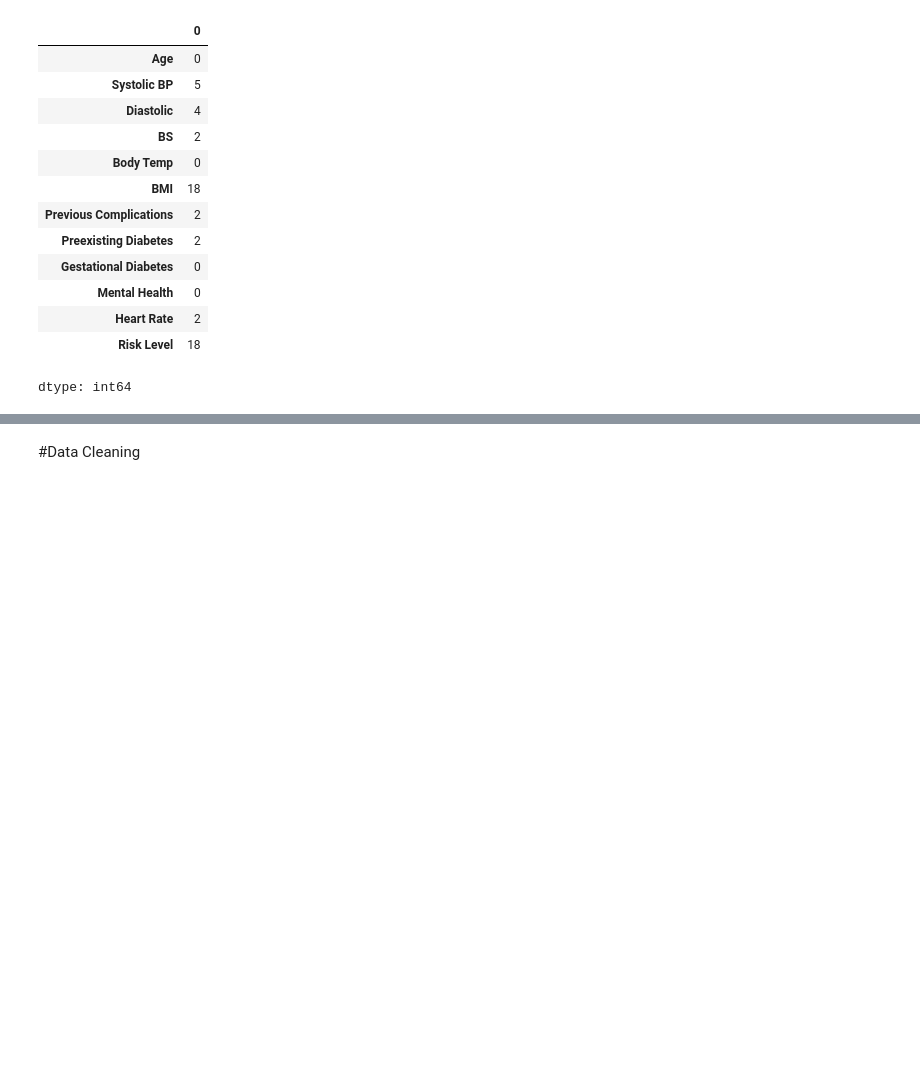
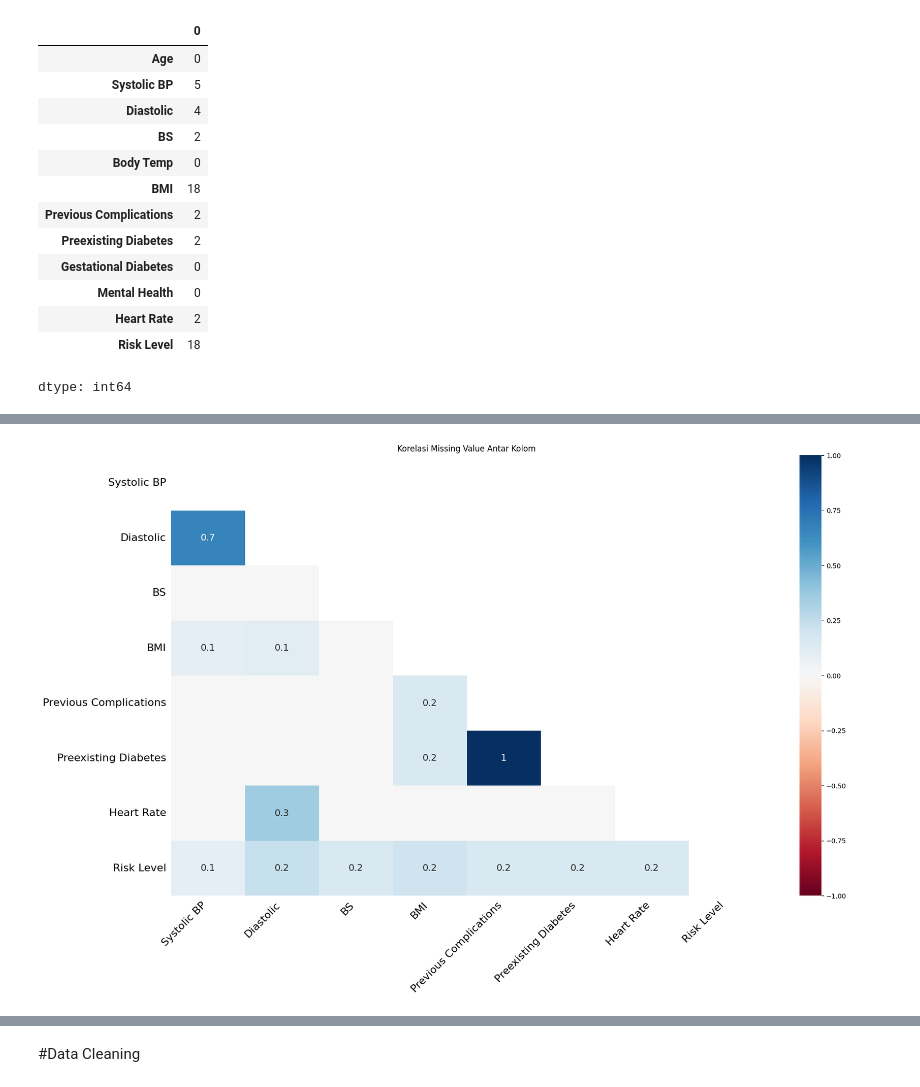
Before and after one commit to alifnw/3-Alif-Livyandra, a Jupyter notebook: Weekly_Report_2.ipynb, the cells around one changed output, grey strips where cells are left out. Drawn from its saved outputs; the diff is of its cells as text; code cells hidden in the pictures; blank space fills up the shorter version.

```diff
--- a/Weekly_Report_2.ipynb
+++ b/Weekly_Report_2.ipynb
@@ -112,0 +170,6 @@ dtype: int64
+# %%
+msno.heatmap(df)
+plt.title("Korelasi Missing Value Antar Kolom")
+plt.show()
+# %% [output]
+[figure, added]
```
Also changed, not shown: parts of 48 cells of this notebook.
